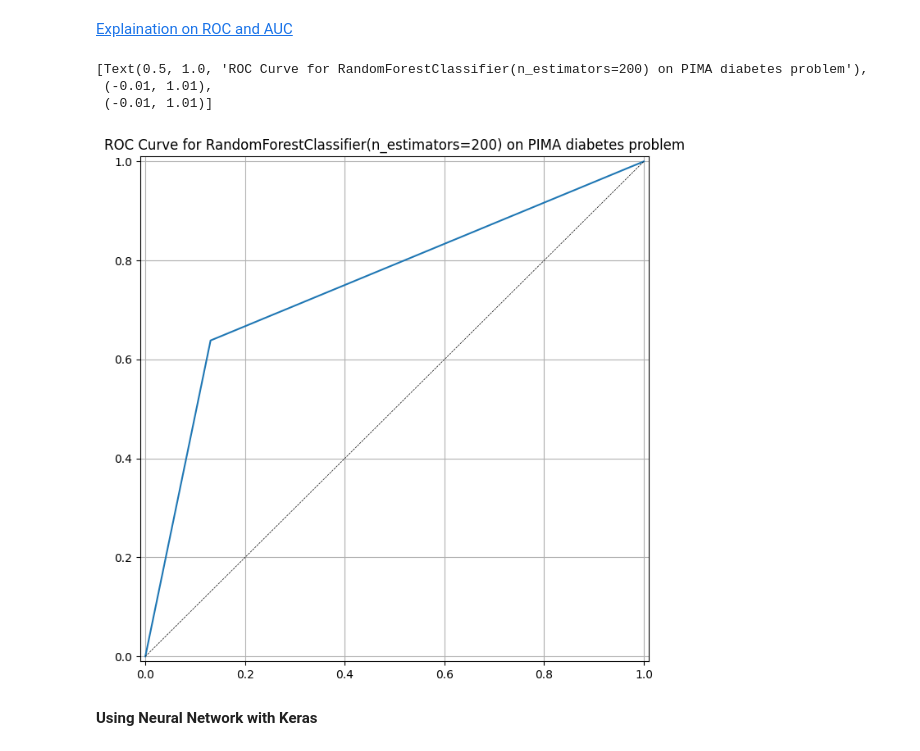
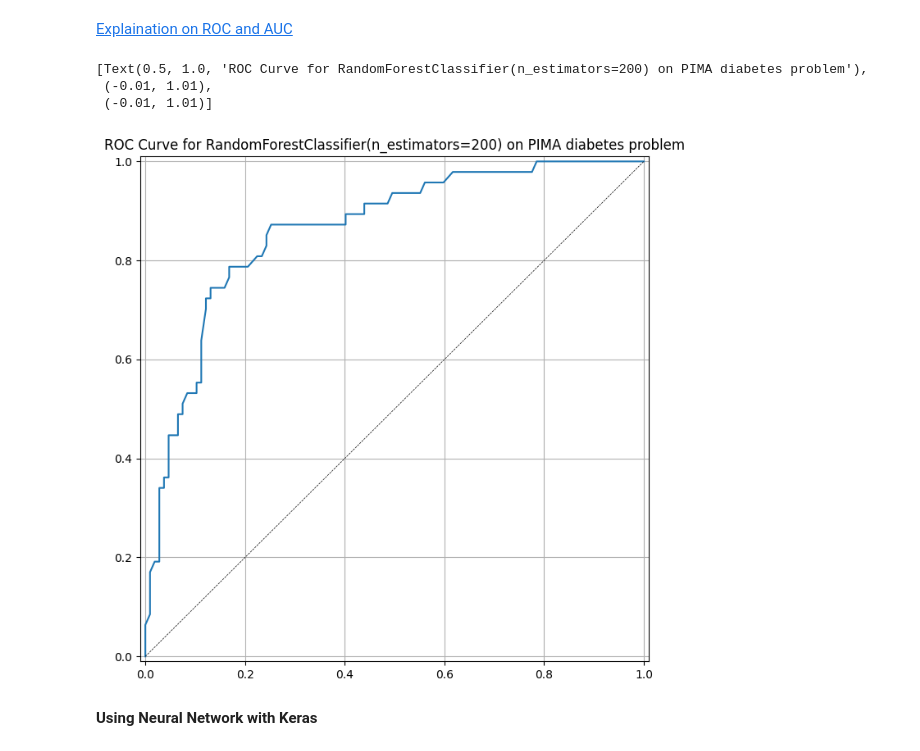
Before and after one commit to Asmina-hub/DeepLearning_Perceptron_Implementation, a Jupyter notebook: Keras_Model_Building.ipynb, the cells around one changed output. Drawn from its saved outputs; the diff is of its cells as text; code cells hidden in the pictures.

```diff
--- a/Keras_Model_Building.ipynb
+++ b/Keras_Model_Building.ipynb
@@ -53,0 +54,7 @@ auc
+# %%
+y_pred_class_rf = model.predict(x_test)
+y_pred_prob_rf = model.predict_proba(x_test)
+
+
+print('accuracy is {:.3f}'.format(accuracy_score(y_test,y_pred_class_rf)))
+print('roc-auc is {:.3f}'.format(roc_auc_score(y_test,y_pred_prob_rf[:,1])))
@@ -54,18 +74,18 @@ auc
 # %% [markdown]
 [Explaination on ROC and AUC](https://towardsdatascience.com/understanding-auc-roc-curve-68b2303cc9c5#:~:text=ROC%20is%20a%20probability%20curve,and%201%20classes%20as%201.)
 # %%
-fpr, tpr, thr = roc_curve(y_test, y_pred)
+fpr, tpr, thr = roc_curve(y_test, y_pred_prob_rf[:,1])
 fig, ax = plt.subplots(figsize=(8, 8))
 ax.plot(fpr, tpr)
 ax.plot([0, 1], [0, 1], 'k--', linewidth=.5)  # roc curve for random model
 ax.grid(True)
 ax.set(title='ROC Curve for {} on PIMA diabetes problem'.format(model),
         xlim=[-0.01, 1.01], ylim=[-0.01, 1.01])
 # %% [output]
 [Text(0.5, 1.0, 'ROC Curve for RandomForestClassifier(n_estimators=200) on PIMA diabetes problem'),
  (-0.01, 1.01),
  (-0.01, 1.01)]
-[figure, old version]
+[figure, new version]
 # %% [markdown]
 
 
```
Also changed, not shown: parts of 12 cells of this notebook.
